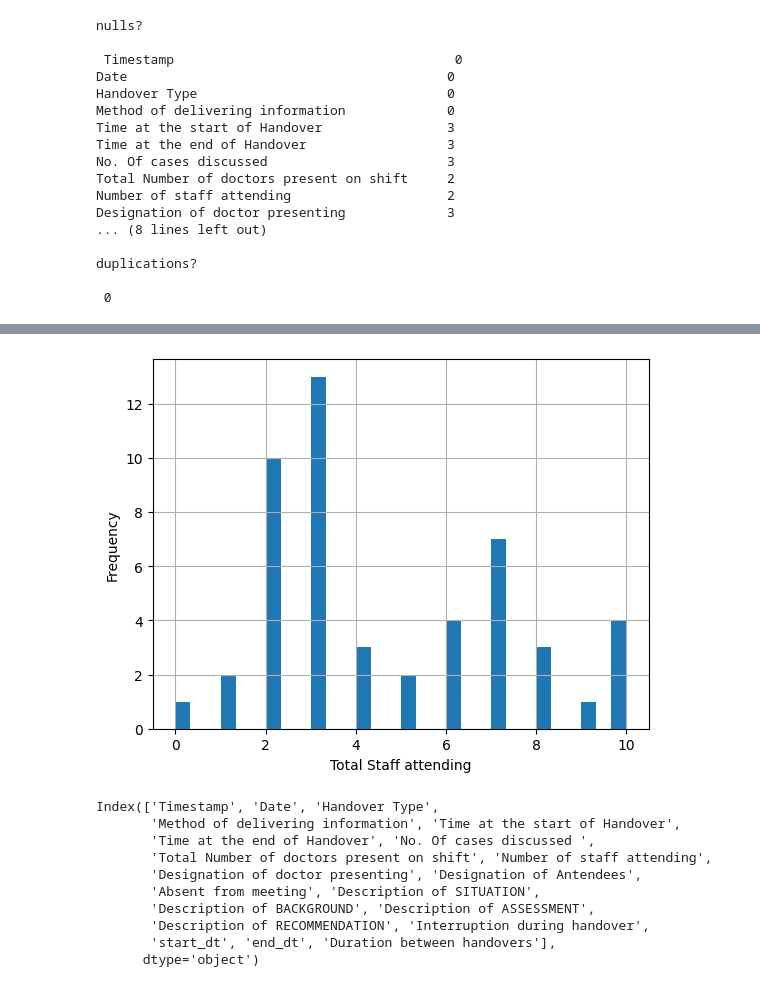
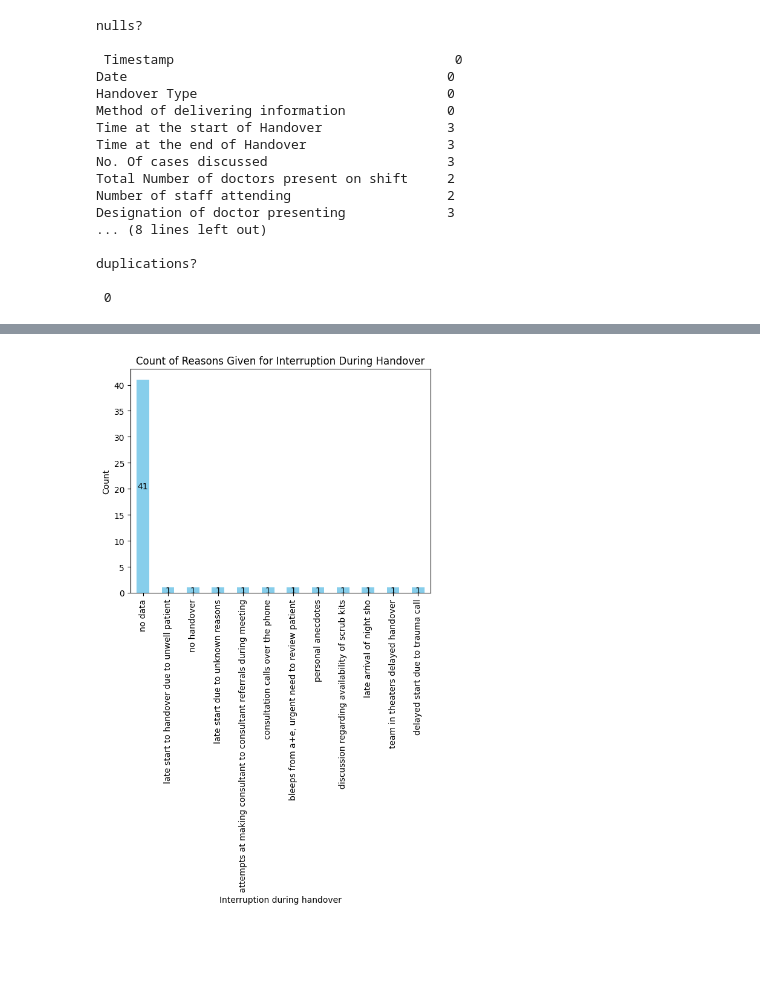
Before and after one commit to AbdulTheAutomator/minal_ahmad, a Jupyter notebook: handover-eda.ipynb, the cells around one changed output, grey strips where cells are left out. Saved outputs shown, nothing was run; the diff lists cells and outputs as text; code cells hidden in the pictures; blank space fills up the shorter version.

Commit message:
feature:added eda plots; more to come

```diff
--- a/handover-eda.ipynb
+++ b/handover-eda.ipynb
@@ -10,7 +10,7 @@
 # %%
 import pandas as pd
 
-df = pd.read_excel('/home/abdul/minal_ahmad/Data form (Responses).xlsx', engine='openpyxl')
+df = pd.read_excel(r'C:\Users\abdul.wasay\Documents\minal_ahmad\Data form (Responses).xlsx', engine='openpyxl')
 df.head(3)
 # %% [output]
 |  | Timestamp | Date | Handover Type | Method of delivering information | Time at the start of Handover | Time at the end of Handover | ... |
@@ -103,21 +78,27 @@ df
-# %%
-import matplotlib.pyplot as plt
-df['Number of staff attending'].hist(bins=30)
-plt.xlabel('Total Staff attending')
-plt.ylabel('Frequency')
-plt.show()
-# %% [output]
-[figure, removed]
-# %%
-df.columns
-# %% [output]
-Index(['Timestamp', 'Date', 'Handover Type',
-       'Method of delivering information', 'Time at the start of Handover',
-       'Time at the end of Handover', 'No. Of cases discussed ',
-       'Total Number of doctors present on shift', 'Number of staff attending',
-       'Designation of doctor presenting', 'Designation of Antendees',
-       'Absent from meeting', 'Description of SITUATION',
-       'Description of BACKGROUND', 'Description of ASSESSMENT',
-       'Description of RECOMMENDATION', 'Interruption during handover',
-       'start_dt', 'end_dt', 'Duration between handovers'],
-      dtype='object')
+# %%
+import datetime as dt
+
+from matplotlib import pyplot as plt
+
+df['start_dt'] = pd.to_datetime(df['Time at the start of Handover'])
+df['end_dt'] = pd.to_datetime(df['Time at the end of Handover'])
+df['Duration between handovers'] = df['end_dt'] - df['start_dt']
+df.columns
+
+# Clean data in 'Interruption during handover' column
+df['Interruption during handover'] = df['Interruption during handover'].str.strip().str.lower().fillna('no data')
+df['Interruption during handover'] = df['Interruption during handover'].replace(['nil', 'none'], 'no data')
+# Ensure 'Interruption during handover' column contains strings
+df['Interruption during handover'] = df['Interruption during handover'].astype(str)
+
+# Create a histogram showing a simple count of reasons given or not
+df['Interruption during handover'].value_counts().plot(kind='bar', color='skyblue')
+plt.xlabel('Interruption during handover')
+plt.ylabel('Count')
+plt.title('Count of Reasons Given for Interruption During Handover')
+ax = plt.gca()
+for p in ax.patches:
+    ax.annotate(str(p.get_height()), (p.get_x() + p.get_width() / 2., p.get_height()/2), ha='center', va='center')
+plt.show()
+# %% [output]
+[figure, added]
```
Also changed, not shown: parts of 3 cells of this notebook, 1 other file.
